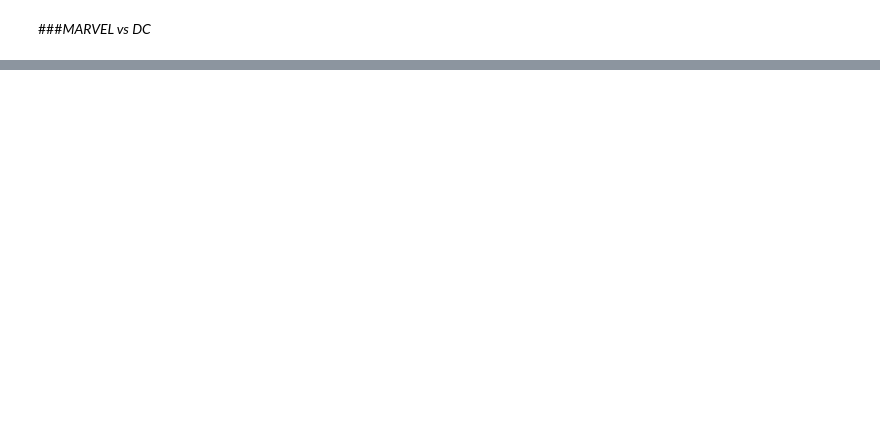
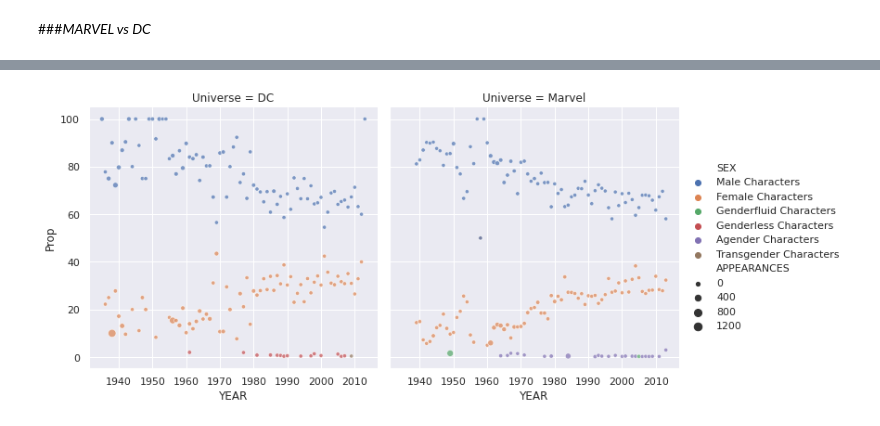
Before and after one commit to AlKafir666/Marvel-vs-DC-ML-and-BI, a Jupyter notebook: Marvel_vs_DC_Genero.ipynb, the cells around one changed output, grey strips where cells are left out. Cells and saved outputs as stored; diff of their text form; code cells hidden in the pictures; blank space fills up the shorter version.

```diff
--- a/Marvel_vs_DC_Genero.ipynb
+++ b/Marvel_vs_DC_Genero.ipynb
@@ -702,0 +204,4 @@ plt.show()
+# %%
+#Now we want to generate the same Graphic than before, but now including the mean Importance of the Characters from that year.
+df_App = df.groupby(['YEAR','Universe','SEX']).mean().reset_index()
+df_App
@@ -702,0 +222,7 @@ plt.show()
+# %%
+#Now we combine the mean of Importance with the previous Dataframe
+inner_join_2 = pd.merge(inner_join,
+                      df_App,
+                      on =['YEAR','Universe','SEX'],
+                      how ='inner')
+inner_join_2
@@ -702,0 +243,9 @@ plt.show()
+# %%
+#Once is combined we can include the mean importance of the characters created that year with the size of the dots.
+sns.set()
+
+sns.relplot(x="YEAR", y="Prop", col="Universe",
+            hue="SEX", alpha=.7, size='APPEARANCES',
+            data=inner_join_2);
+# %% [output]
+[figure, added]
```
Also changed, not shown: parts of 105 cells of this notebook.
